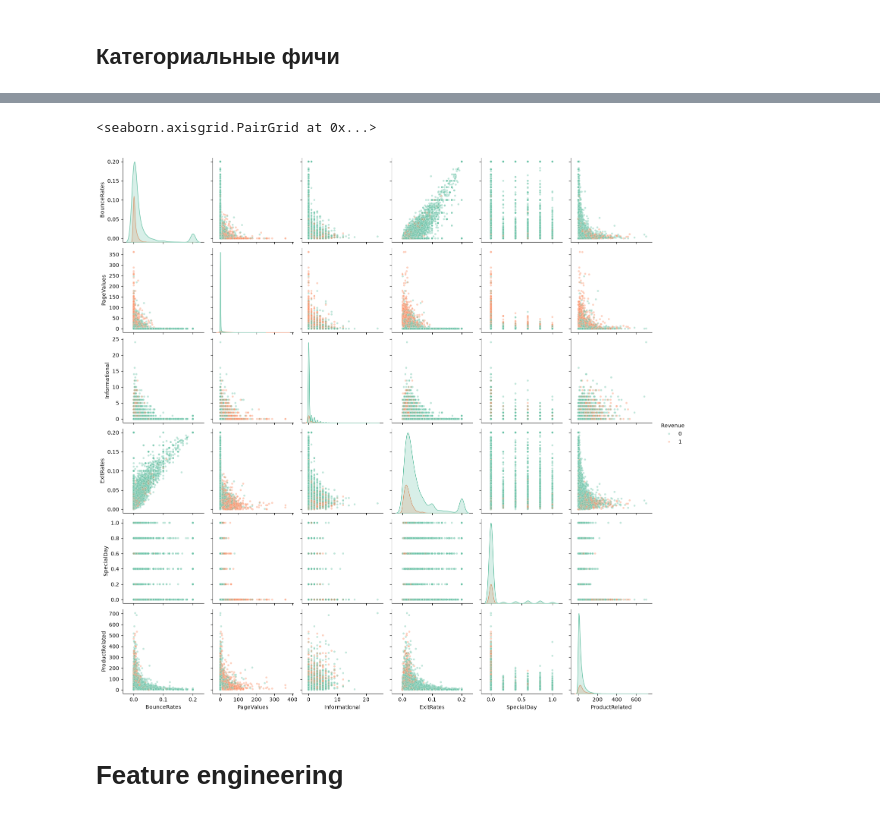
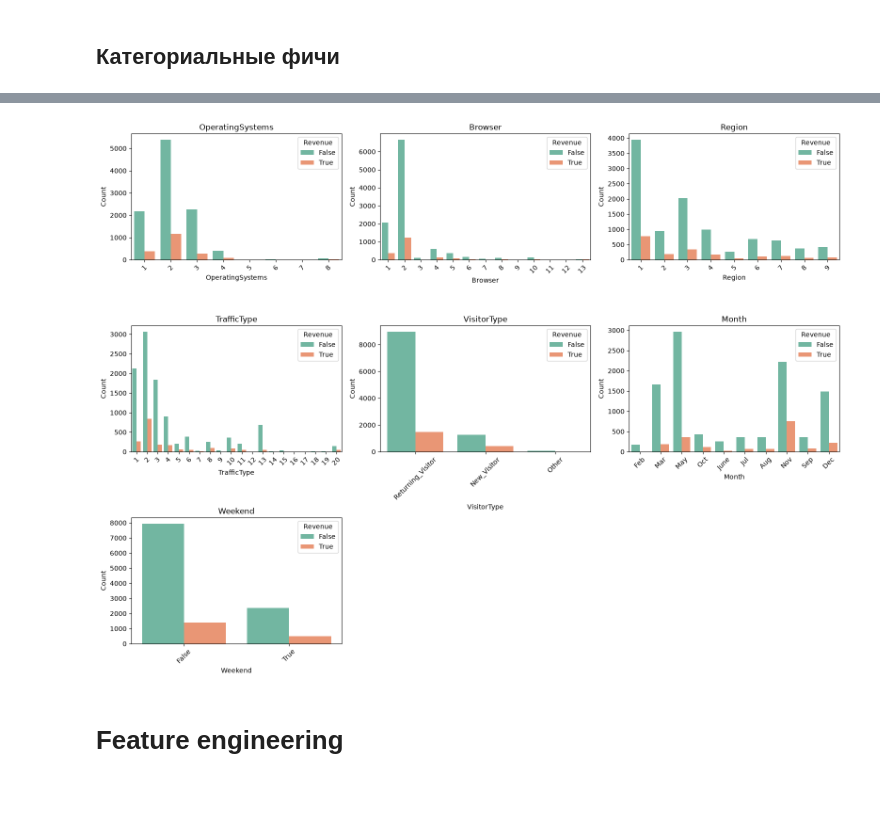
Before and after one commit to rofeleo/ml_hw, a Jupyter notebook: research.ipynb, the cells around one changed output, grey strips where cells are left out. Cells and saved outputs as stored; diff of their text form; code cells hidden in the pictures.

```diff
--- a/research.ipynb
+++ b/research.ipynb
@@ -93,10 +93,7 @@ categ_features = [
     "Region",
     "TrafficType",
     "VisitorType",
-    "Month"
-]
-
-binary_features = [
+    "Month",
     "Weekend"
 ]
 
@@ -113,6 +110,6 @@ quant_features = [
     'SpecialDay'
 ]
 
-print(set(categ_features + binary_features + quant_features + [target_feature]) == set(df.columns.to_list()) and len(categ_features) + len(binary_features) + len(quant_features) + 1 == len(df.columns.to_list()))
+print(set(categ_features + quant_features + [target_feature]) == set(df.columns.to_list()) and len(categ_features) + len(quant_features) + 1 == len(df.columns.to_list()))
 # %% [output]
 True
@@ -315,22 +289,23 @@ sns.pairplot(
-# %%
-col = [
-    'BounceRates',
-    'PageValues',
-    'Informational',
-    'ExitRates',
-    'SpecialDay',
-    'ProductRelated',
-     target_feature
-]
-
-sns.pairplot(
-    df[col],
-    hue=target_feature,
-    palette='Set2',
-    plot_kws={'alpha': 0.4, 's': 15}
-  )
-# %% [output]
-<seaborn.axisgrid.PairGrid at 0x...>
-[figure, removed]
+# %%
+n_cols = 3
+n_rows = (len(categ_features) + n_cols - 1) // n_cols
+
+fig, axes = plt.subplots(n_rows, n_cols, figsize=(16, n_rows * 4))
+axes = axes.flatten()
+
+for i, col in enumerate(categ_features):
+    sns.countplot(data=df, x=col, hue=target_feature, ax=axes[i], palette='Set2')
+    axes[i].set_title(col, fontsize=12)
+    axes[i].tick_params(axis='x', rotation=45)
+    axes[i].set_ylabel('Count')
+    axes[i].legend(title=target_feature)
+
+for j in range(len(categ_features), len(axes)):
+    axes[j].set_visible(False)
+
+plt.tight_layout()
+plt.show()
+# %% [output]
+[figure, added]
 # %% [markdown]
 # Feature engineering
```
Also changed, not shown: parts of 33 cells of this notebook.
